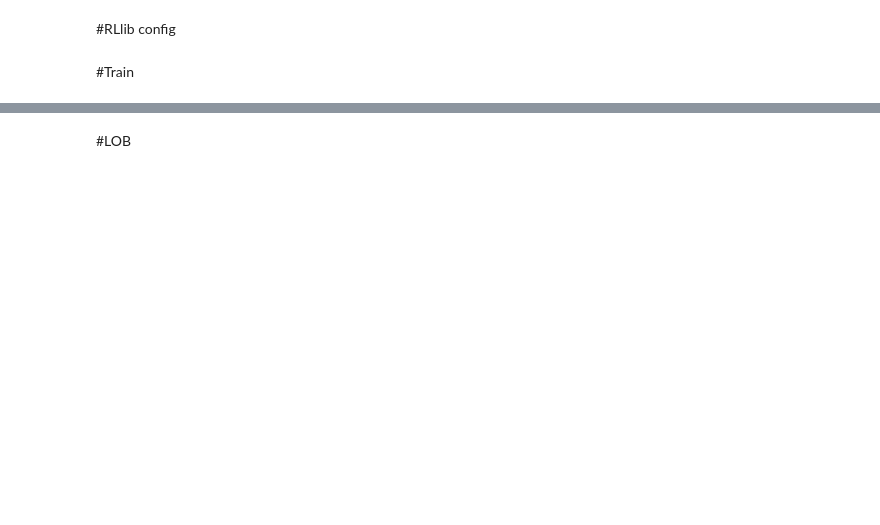
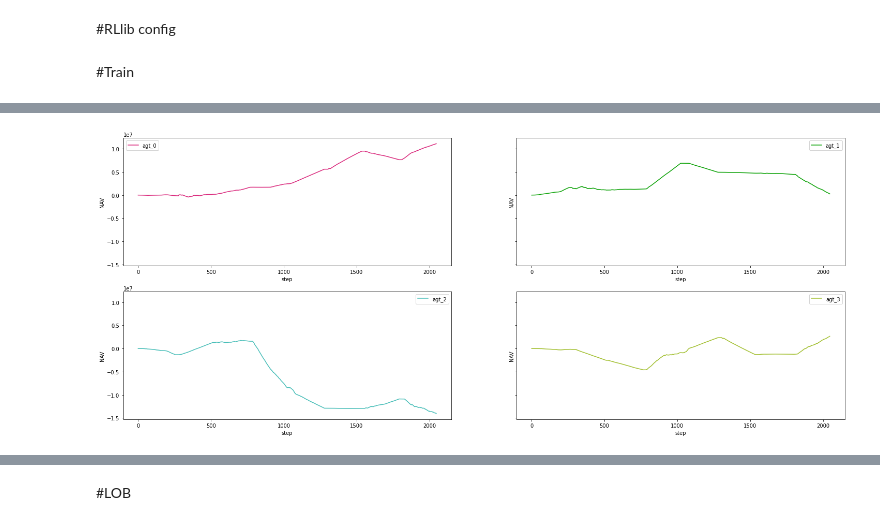
Before and after one commit to ChuaCheowHuan/gym-continuousDoubleAuction, a Jupyter notebook: gym_continuousDoubleAuction/CDA_NSP.ipynb, the cells around one changed output, grey strips where cells are left out. Cells and saved outputs as stored; diff of their text form; code cells hidden in the pictures; blank space fills up the shorter version.

```diff
--- a/gym_continuousDoubleAuction/CDA_NSP.ipynb
+++ b/gym_continuousDoubleAuction/CDA_NSP.ipynb
@@ -647,0 +518,4 @@ plot_last_eps_steps(num_trades_dict, num_trained_agent, 'num_trades', init_cash,
+# %%
+plot_storage(num_agents, init_cash, "step", "NAV")
+# %% [output]
+[figure, added]
```
Also changed, not shown: parts of 54 cells of this notebook, 5 other files.
